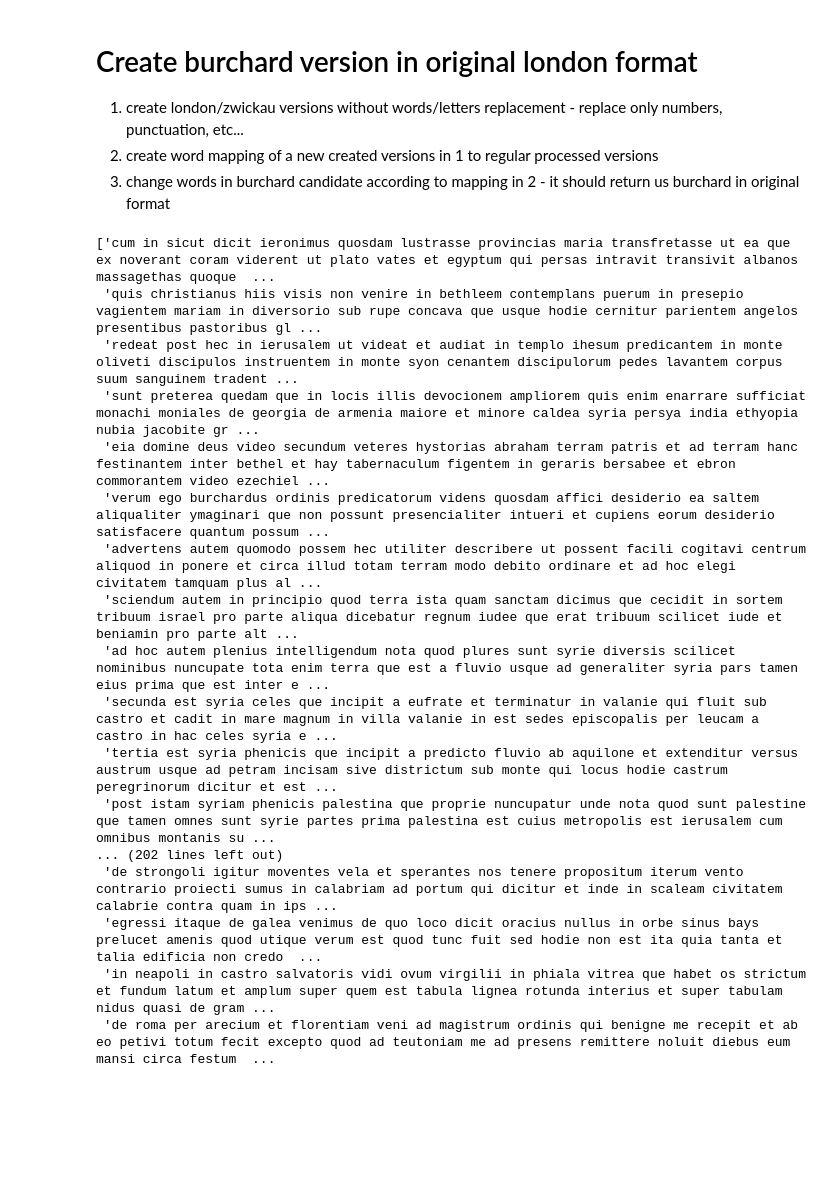
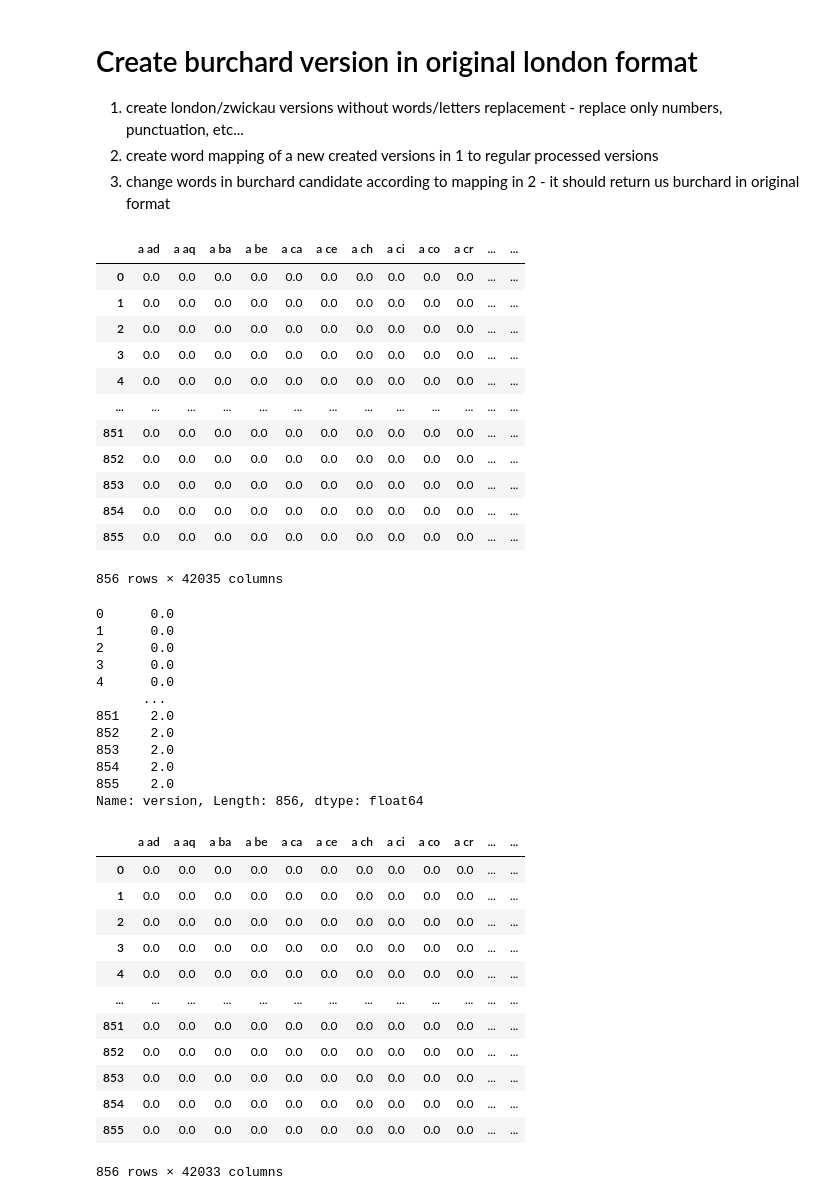
Before and after one commit to sashaaKr/thesis, a Jupyter notebook: notebooks/preparation_for_26.6.ipynb, the cells around one changed output. Drawn from its saved outputs; the diff is of its cells as text; code cells hidden in the pictures; blank space fills up the shorter version.

Commit message:
preparation for 26.6: first model

```diff
--- a/notebooks/preparation_for_26.6.ipynb
+++ b/notebooks/preparation_for_26.6.ipynb
@@ -74,9 +82,12 @@ imp.reload(thesisLevenshteinSimilarities)
 1. create london/zwickau versions without words/letters replacement - replace only numbers, punctuation, etc...
 2. create word mapping of a new created versions in 1 to regular processed versions
 3. change words in burchard candidate according to mapping in 2 - it should return us burchard in original format
+# %%
+london_corpus_by_new_line_without_words_processing = thesisDataReader.get_london_by_new_line_without_words_processing()
+zwickau_corpus_by_new_line_without_words_processing = thesisDataReader.get_zwickau_by_new_line_without_words_processing()
 # %%
 london_original_to_processed_mapping = thesisVocabulary.create_pre_post_processing_map(
-    ' \n'.join(thesisDataReader.get_london_by_new_line_without_words_processing())
+    ' \n'.join(london_corpus_by_new_line_without_words_processing)
 )
 # %%
 burchard_version_with_original_london_text = []
@@ -89,23 +100,25 @@ for p in thesisDataReader.get_burchard_candidate_version_based_on_strongly_simil
         new_p = f'{new_p} {original_word}' if len(new_p) > 0 else original_word
 
     burchard_version_with_original_london_text.append(new_p)
-# %%
-burchard_version_with_original_london_text
-# %% [output]
-['cum in sicut dicit ieronimus quosdam lustrasse provincias maria transfretasse ut ea que ex noverant coram viderent ut plato vates et egyptum qui persas intravit transivit albanos massagethas quoque  ...
- 'quis christianus hiis visis non venire in bethleem contemplans puerum in presepio vagientem mariam in diversorio sub rupe concava que usque hodie cernitur parientem angelos presentibus pastoribus gl ...
- 'redeat post hec in ierusalem ut videat et audiat in templo ihesum predicantem in monte oliveti discipulos instruentem in monte syon cenantem discipulorum pedes lavantem corpus suum sanguinem tradent ...
- 'sunt preterea quedam que in locis illis devocionem ampliorem quis enim enarrare sufficiat monachi moniales de georgia de armenia maiore et minore caldea syria persya india ethyopia nubia jacobite gr ...
- 'eia domine deus video secundum veteres hystorias abraham terram patris et ad terram hanc festinantem inter bethel et hay tabernaculum figentem in geraris bersabee et ebron commorantem video ezechiel ...
- 'verum ego burchardus ordinis predicatorum videns quosdam affici desiderio ea saltem aliqualiter ymaginari que non possunt presencialiter intueri et cupiens eorum desiderio satisfacere quantum possum ...
- 'advertens autem quomodo possem hec utiliter describere ut possent facili cogitavi centrum aliquod in ponere et circa illud totam terram modo debito ordinare et ad hoc elegi civitatem tamquam plus al ...
- 'sciendum autem in principio quod terra ista quam sanctam dicimus que cecidit in sortem tribuum israel pro parte aliqua dicebatur regnum iudee que erat tribuum scilicet iude et beniamin pro parte alt ...
- 'ad hoc autem plenius intelligendum nota quod plures sunt syrie diversis scilicet nominibus nuncupate tota enim terra que est a fluvio usque ad generaliter syria pars tamen eius prima que est inter e ...
- 'secunda est syria celes que incipit a eufrate et terminatur in valanie qui fluit sub castro et cadit in mare magnum in villa valanie in est sedes episcopalis per leucam a castro in hac celes syria e ...
- 'tertia est syria phenicis que incipit a predicto fluvio ab aquilone et extenditur versus austrum usque ad petram incisam sive districtum sub monte qui locus hodie castrum peregrinorum dicitur et est ...
- 'post istam syriam phenicis palestina que proprie nuncupatur unde nota quod sunt palestine que tamen omnes sunt syrie partes prima palestina est cuius metropolis est ierusalem cum omnibus montanis su ...
-... (202 lines left out)
- 'de strongoli igitur moventes vela et sperantes nos tenere propositum iterum vento contrario proiecti sumus in calabriam ad portum qui dicitur et inde in scaleam civitatem calabrie contra quam in ips ...
- 'egressi itaque de galea venimus de quo loco dicit oracius nullus in orbe sinus bays prelucet amenis quod utique verum est quod tunc fuit sed hodie non est ita quia tanta et talia edificia non credo  ...
- 'in neapoli in castro salvatoris vidi ovum virgilii in phiala vitrea que habet os strictum et fundum latum et amplum super quem est tabula lignea rotunda interius et super tabulam nidus quasi de gram ...
- 'de roma per arecium et florentiam veni ad magistrum ordinis qui benigne me recepit et ab eo petivi totum fecit excepto quod ad teutoniam me ad presens remittere noluit diebus eum mansi circa festum  ...
+# %%
+model_features_df = thesisModelFeatures.create_features_df(
+    london_corpus_by_new_line_without_words_processing,
+    zwickau_corpus_by_new_line_without_words_processing,
+    burchard_version_with_original_london_text
+)
+# %%
+model_features_df
+# %% [output]
+|  | a ad | a aq | a ba | a be | a ca | a ce | a ch | a ci | a co | a cr | ... | ... |
+| 0 | 0.0 | 0.0 | 0.0 | 0.0 | 0.0 | 0.0 | 0.0 | 0.0 | 0.0 | 0.0 | ... | ... |
+| 1 | 0.0 | 0.0 | 0.0 | 0.0 | 0.0 | 0.0 | 0.0 | 0.0 | 0.0 | 0.0 | ... | ... |
+| 2 | 0.0 | 0.0 | 0.0 | 0.0 | 0.0 | 0.0 | 0.0 | 0.0 | 0.0 | 0.0 | ... | ... |
+| 3 | 0.0 | 0.0 | 0.0 | 0.0 | 0.0 | 0.0 | 0.0 | 0.0 | 0.0 | 0.0 | ... | ... |
+| 4 | 0.0 | 0.0 | 0.0 | 0.0 | 0.0 | 0.0 | 0.0 | 0.0 | 0.0 | 0.0 | ... | ... |
+| ... | ... | ... | ... | ... | ... | ... | ... | ... | ... | ... | ... | ... |
+| 851 | 0.0 | 0.0 | 0.0 | 0.0 | 0.0 | 0.0 | 0.0 | 0.0 | 0.0 | 0.0 | ... | ... |
+| 852 | 0.0 | 0.0 | 0.0 | 0.0 | 0.0 | 0.0 | 0.0 | 0.0 | 0.0 | 0.0 | ... | ... |
+| 853 | 0.0 | 0.0 | 0.0 | 0.0 | 0.0 | 0.0 | 0.0 | 0.0 | 0.0 | 0.0 | ... | ... |
+| 854 | 0.0 | 0.0 | 0.0 | 0.0 | 0.0 | 0.0 | 0.0 | 0.0 | 0.0 | 0.0 | ... | ... |
+| 855 | 0.0 | 0.0 | 0.0 | 0.0 | 0.0 | 0.0 | 0.0 | 0.0 | 0.0 | 0.0 | ... | ... |
+856 rows × 42035 columns
@@ -111,0 +127,31 @@ burchard_version_with_original_london_text
+# %%
+y
+# %% [output]
+0      0.0
+1      0.0
+2      0.0
+3      0.0
+4      0.0
+      ...
+851    2.0
+852    2.0
+853    2.0
+854    2.0
+855    2.0
+Name: version, Length: 856, dtype: float64
+# %%
+X
+# %% [output]
+|  | a ad | a aq | a ba | a be | a ca | a ce | a ch | a ci | a co | a cr | ... | ... |
+| 0 | 0.0 | 0.0 | 0.0 | 0.0 | 0.0 | 0.0 | 0.0 | 0.0 | 0.0 | 0.0 | ... | ... |
+| 1 | 0.0 | 0.0 | 0.0 | 0.0 | 0.0 | 0.0 | 0.0 | 0.0 | 0.0 | 0.0 | ... | ... |
+| 2 | 0.0 | 0.0 | 0.0 | 0.0 | 0.0 | 0.0 | 0.0 | 0.0 | 0.0 | 0.0 | ... | ... |
+| 3 | 0.0 | 0.0 | 0.0 | 0.0 | 0.0 | 0.0 | 0.0 | 0.0 | 0.0 | 0.0 | ... | ... |
+| 4 | 0.0 | 0.0 | 0.0 | 0.0 | 0.0 | 0.0 | 0.0 | 0.0 | 0.0 | 0.0 | ... | ... |
+| ... | ... | ... | ... | ... | ... | ... | ... | ... | ... | ... | ... | ... |
+| 851 | 0.0 | 0.0 | 0.0 | 0.0 | 0.0 | 0.0 | 0.0 | 0.0 | 0.0 | 0.0 | ... | ... |
+| 852 | 0.0 | 0.0 | 0.0 | 0.0 | 0.0 | 0.0 | 0.0 | 0.0 | 0.0 | 0.0 | ... | ... |
+| 853 | 0.0 | 0.0 | 0.0 | 0.0 | 0.0 | 0.0 | 0.0 | 0.0 | 0.0 | 0.0 | ... | ... |
+| 854 | 0.0 | 0.0 | 0.0 | 0.0 | 0.0 | 0.0 | 0.0 | 0.0 | 0.0 | 0.0 | ... | ... |
+| 855 | 0.0 | 0.0 | 0.0 | 0.0 | 0.0 | 0.0 | 0.0 | 0.0 | 0.0 | 0.0 | ... | ... |
+856 rows × 42033 columns
```
Also changed, not shown: parts of 22 cells of this notebook, 1 other file.
